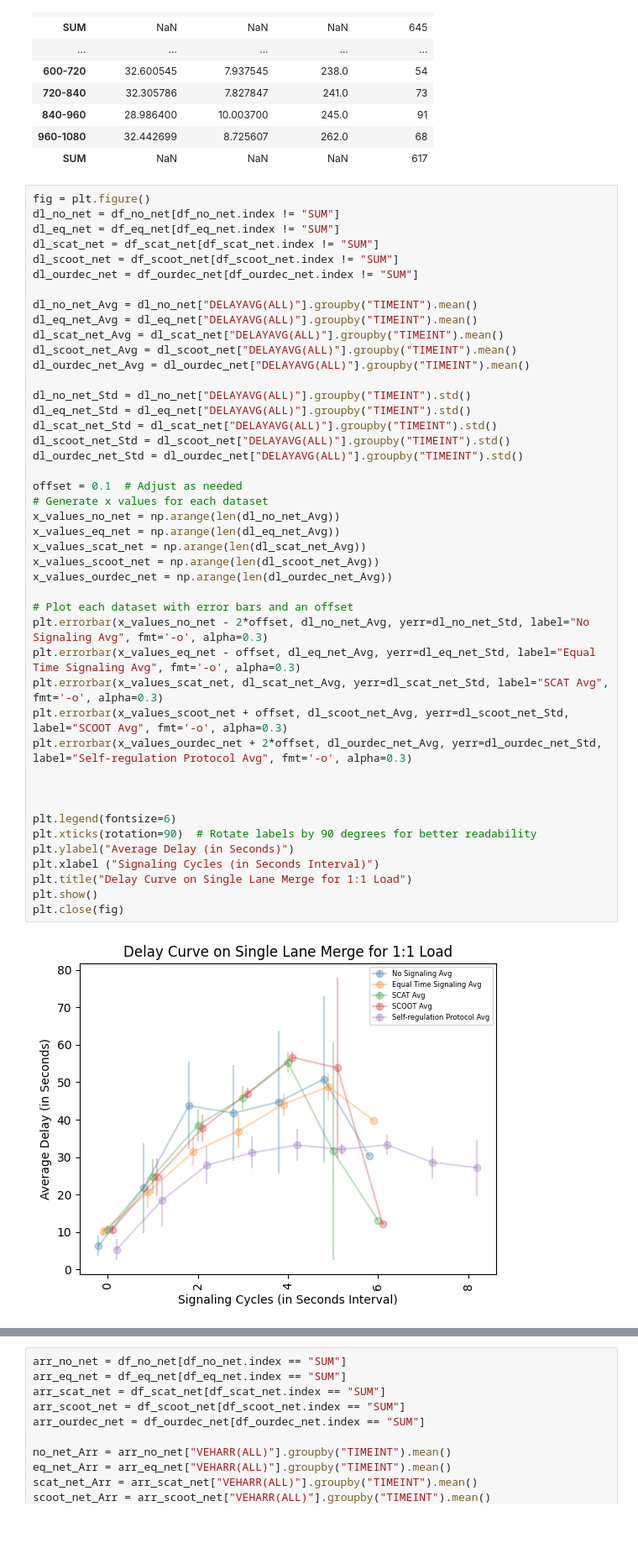
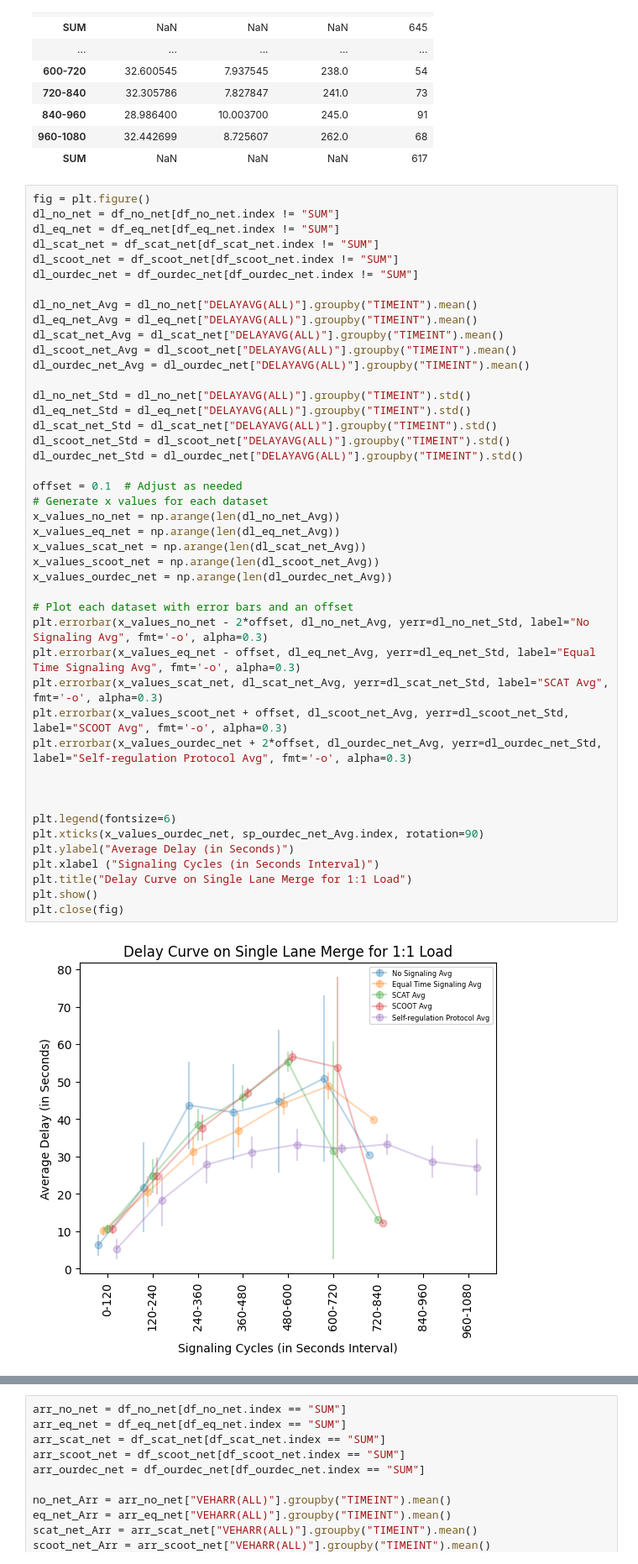
Before and after one commit to ankitbha/scalable-traffic-simulator, a Jupyter notebook: Vissim/Results/9.13 Result/Benchmark_analysis.ipynb, the cells around one changed output, grey strips where cells are left out. Shown: that part at 84% size. Saved outputs shown, nothing was run; the diff lists cells and outputs as text; blank space fills up the shorter version.

```diff
--- a/Vissim/Results/9.13 Result/Benchmark_analysis.ipynb
+++ b/Vissim/Results/9.13 Result/Benchmark_analysis.ipynb
@@ -134,35 +134,35 @@ dl_ourdec_net_Avg = dl_ourdec_net["DELAYAVG(ALL)"].groupby("TIMEINT").mean()
 dl_no_net_Std = dl_no_net["DELAYAVG(ALL)"].groupby("TIMEINT").std()
 dl_eq_net_Std = dl_eq_net["DELAYAVG(ALL)"].groupby("TIMEINT").std()
 dl_scat_net_Std = dl_scat_net["DELAYAVG(ALL)"].groupby("TIMEINT").std()
 dl_scoot_net_Std = dl_scoot_net["DELAYAVG(ALL)"].groupby("TIMEINT").std()
 dl_ourdec_net_Std = dl_ourdec_net["DELAYAVG(ALL)"].groupby("TIMEINT").std()
 
 offset = 0.1  # Adjust as needed
 # Generate x values for each dataset
 x_values_no_net = np.arange(len(dl_no_net_Avg))
 x_values_eq_net = np.arange(len(dl_eq_net_Avg))
 x_values_scat_net = np.arange(len(dl_scat_net_Avg))
 x_values_scoot_net = np.arange(len(dl_scoot_net_Avg))
 x_values_ourdec_net = np.arange(len(dl_ourdec_net_Avg))
 
 # Plot each dataset with error bars and an offset
 plt.errorbar(x_values_no_net - 2*offset, dl_no_net_Avg, yerr=dl_no_net_Std, label="No Signaling Avg", fmt='-o', alpha=0.3)
 plt.errorbar(x_values_eq_net - offset, dl_eq_net_Avg, yerr=dl_eq_net_Std, label="Equal Time Signaling Avg", fmt='-o', alpha=0.3)
 plt.errorbar(x_values_scat_net, dl_scat_net_Avg, yerr=dl_scat_net_Std, label="SCAT Avg", fmt='-o', alpha=0.3)
 plt.errorbar(x_values_scoot_net + offset, dl_scoot_net_Avg, yerr=dl_scoot_net_Std, label="SCOOT Avg", fmt='-o', alpha=0.3)
 plt.errorbar(x_values_ourdec_net + 2*offset, dl_ourdec_net_Avg, yerr=dl_ourdec_net_Std, label="Self-regulation Protocol Avg", fmt='-o', alpha=0.3)
 
 
 
 plt.legend(fontsize=6)
-plt.xticks(rotation=90)  # Rotate labels by 90 degrees for better readability
+plt.xticks(x_values_ourdec_net, sp_ourdec_net_Avg.index, rotation=90)
 plt.ylabel("Average Delay (in Seconds)")
 plt.xlabel ("Signaling Cycles (in Seconds Interval)")
 plt.title("Delay Curve on Single Lane Merge for 1:1 Load")
 plt.show()
 plt.close(fig)
 # %% [output]
-[figure, old version]
+[figure, new version]
 # %%
 fig = plt.figure()
 sp_no_net = df_no_net[df_no_net.index != "SUM"]
```
Also changed, not shown: parts of 1 cell of this notebook.
